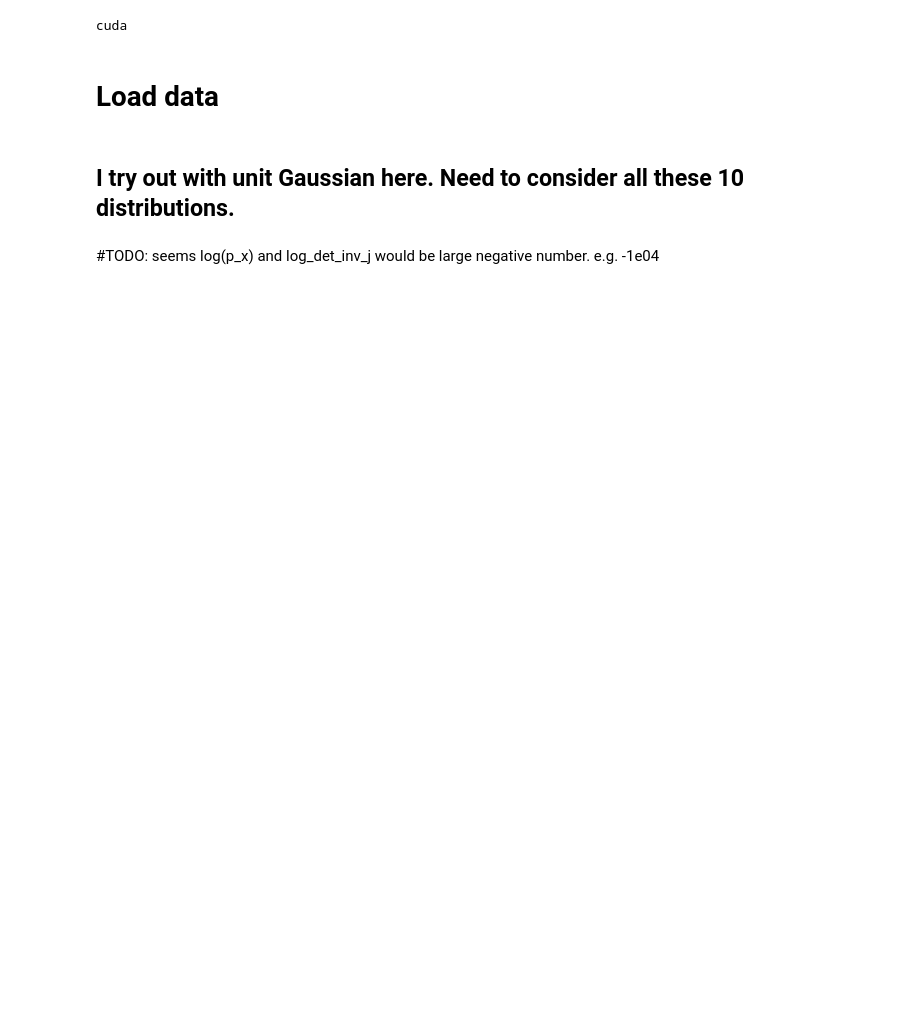
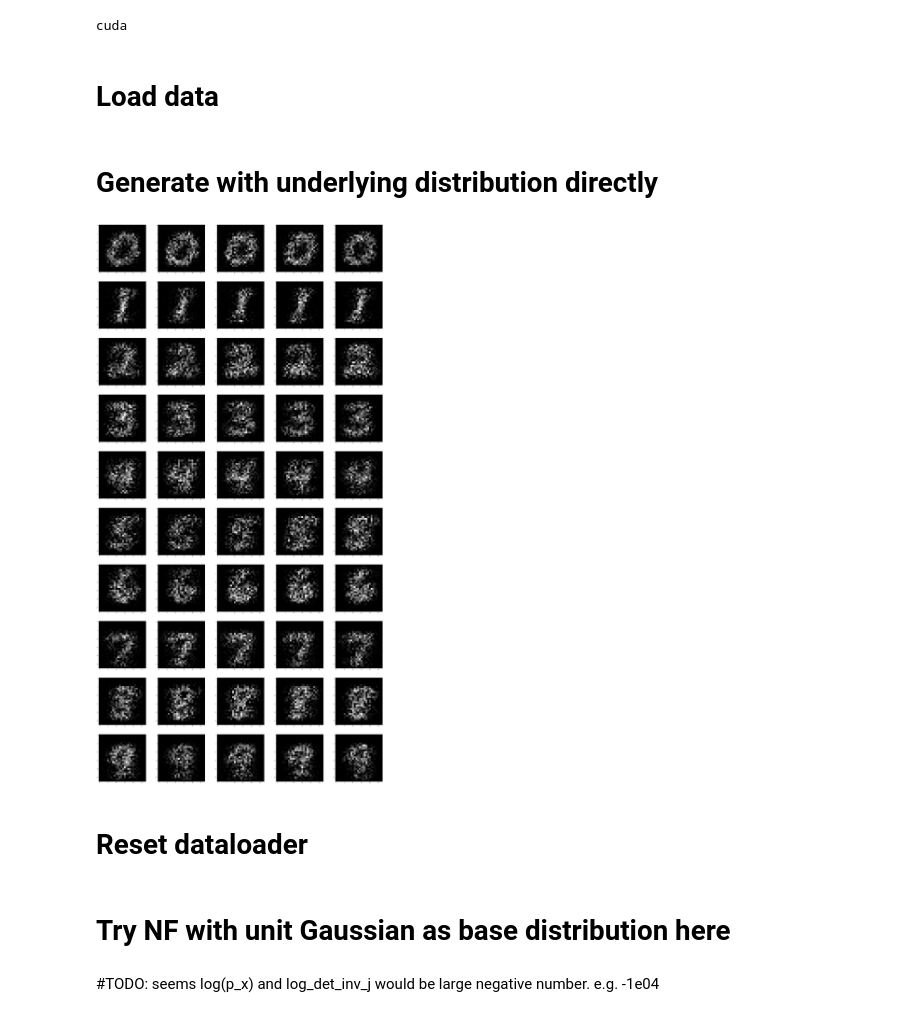
Before and after one commit to mmcs-work/HybridGANTraining, a Jupyter notebook: BeginWithMNIST.ipynb, the cells around one changed output. Drawn from its saved outputs; the diff is of its cells as text; code cells hidden in the pictures; blank space fills up the shorter version.

Commit message:
generate data with simple gaussian

```diff
--- a/BeginWithMNIST.ipynb
+++ b/BeginWithMNIST.ipynb
@@ -16,3 +19,5 @@ cuda
 # %%
 train_data = torchvision.datasets.MNIST(root='./data', train=True, download=True, transform=torchvision.transforms.ToTensor())
 val_data = torchvision.datasets.MNIST(root='./data', train=False, download=True, transform=torchvision.transforms.ToTensor())
+# %% [markdown]
+# Generate with underlying distribution directly
@@ -19,25 +27,40 @@ val_data = torchvision.datasets.MNIST(root='./data', train=False, download=True,
 # %%
-train_loader = torch.utils.data.DataLoader(train_data, batch_size=len(train_data))
-x, y = next(iter(train_loader))
+h, w = x.shape[2], x.shape[3]
+dists = []
 
-h, w = x.shape[2], x.shape[2]
-
+eps = 1e-4  # incase var = 0
 means = torch.zeros(len(train_data.classes), h, w)
-vars = torch.zeros(len(train_data.classes), h, w)
+vars = torch.ones(len(train_data.classes), h, w) * eps
 
 for digit in range(len(train_data.classes)):
-    subset = x[torch.where(y == 0)[0], :, :]
-    means[digit, :, :] = torch.mean(subset, dim=0)
-    vars[digit, :, :] = torch.var(subset, dim=0)
-
-means, vars = means.to(device), vars.to(device)
+    subset = x[torch.where(y == digit)[0], :, :]
+    means[digit, :, :] = torch.mean(subset, dim=0).squeeze(0)
+    vars[digit, :, :] += torch.var(subset, dim=0).squeeze(0)
+    dists.append(MultivariateNormal(means[digit, :, :].reshape(-1).to(device),
+                                    torch.diag(vars[digit, :, :].reshape(-1).to(device))))
+# %%
+num_per_class = 5
+
+fig=plt.figure(figsize=(50,100))
+
+for d in range(10):
+    imgs = dists[d].sample(torch.Size([num_per_class])).reshape(-1, h, w).cpu().numpy()
+    imgs[imgs < 0] = 0
+    for i in range(num_per_class):
+        # img = torchvision.transforms.ToPILImage()(imgs[i, :, :])
+        fig.add_subplot(10, num_per_class, d * num_per_class + i + 1)
+        plt.imshow(imgs[i, :, :], cmap='gray')
+# %% [output]
+[figure, added]
+# %% [markdown]
+# Reset dataloader
 # %%
 batch_size = 64
 
 train_loader = torch.utils.data.DataLoader(train_data, batch_size=batch_size)
 val_loader = torch.utils.data.DataLoader(val_data, batch_size=batch_size)
-# %% [markdown]
-## I try out with unit Gaussian here. Need to consider all these 10 distributions.
+# %% [markdown]
+# Try NF with unit Gaussian as base distribution here
 # %%
 from model import RealNVP
 
```
Also changed, not shown: parts of 4 cells of this notebook.
